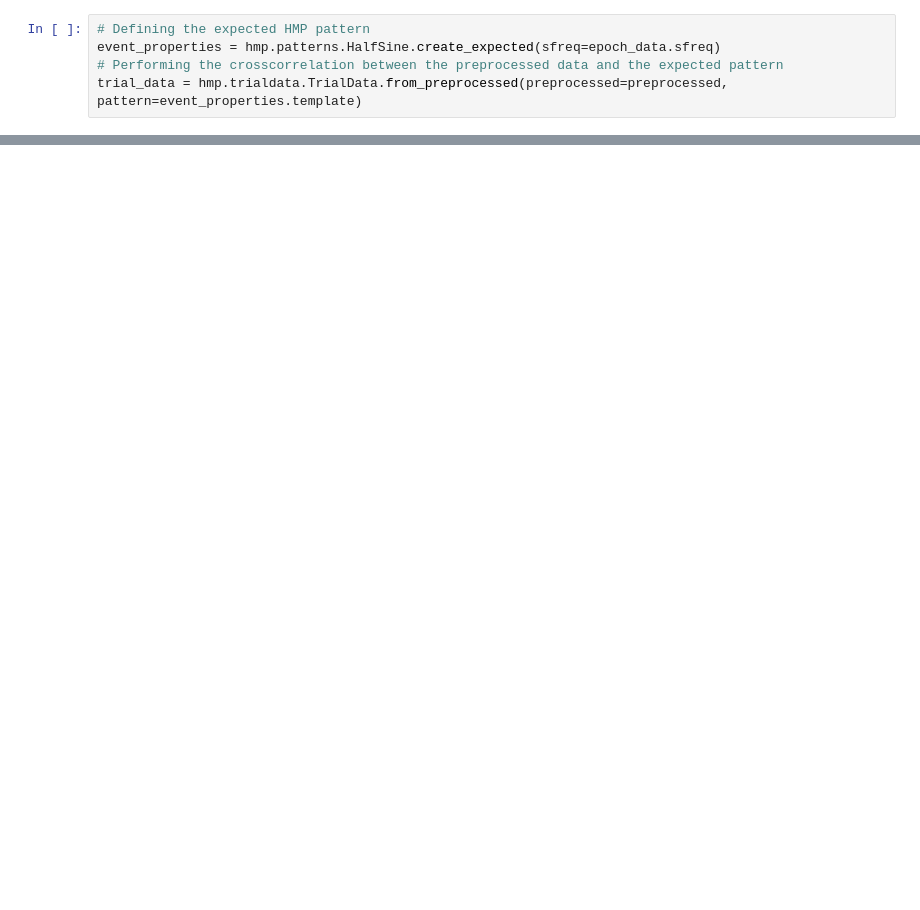
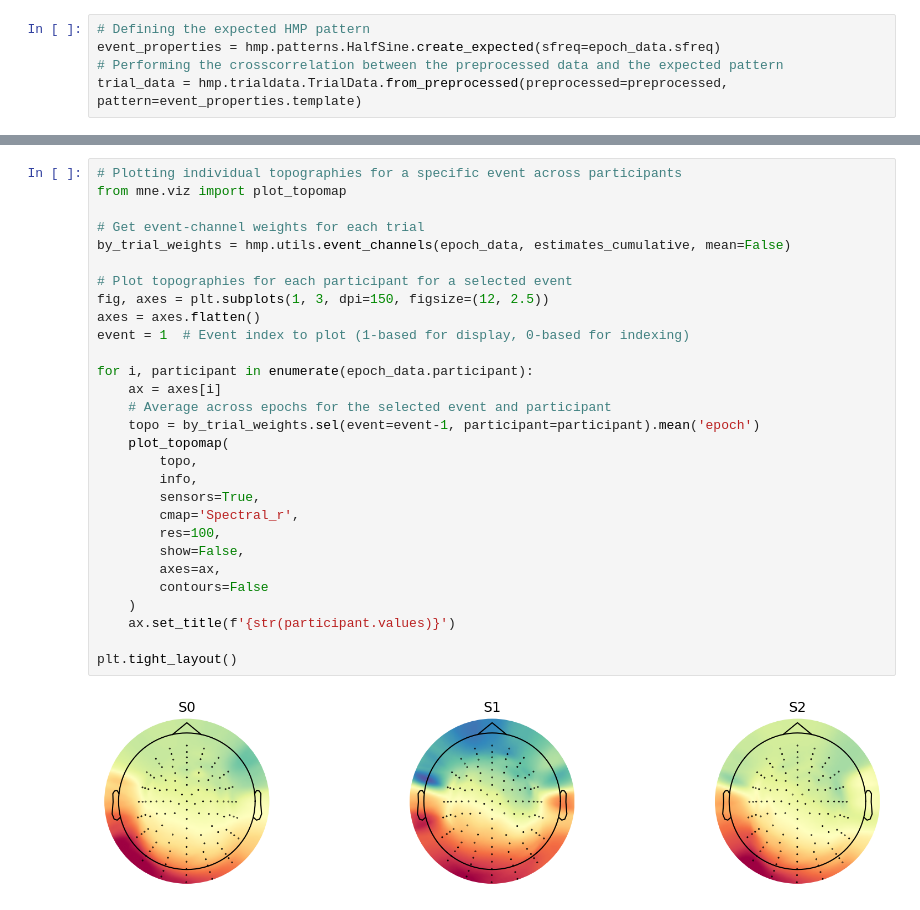
Before and after one commit to MohammadMMK/Neural_dynamics_of_language_production, a Jupyter notebook: hmp.ipynb, the cells around one changed output, grey strips where cells are left out. Saved outputs shown, nothing was run; the diff lists cells and outputs as text; blank space fills up the shorter version.

```diff
--- a/hmp.ipynb
+++ b/hmp.ipynb
@@ -270,0 +117,31 @@ KeyError: "not all values found in index 'channel'. Try setting the `method` key
+# %%
+# Plotting individual topographies for a specific event across participants
+from mne.viz import plot_topomap
+
+# Get event-channel weights for each trial
+by_trial_weights = hmp.utils.event_channels(epoch_data, estimates_cumulative, mean=False)
+
+# Plot topographies for each participant for a selected event
+fig, axes = plt.subplots(1, 3, dpi=150, figsize=(12, 2.5))
+axes = axes.flatten()
+event = 1  # Event index to plot (1-based for display, 0-based for indexing)
+
+for i, participant in enumerate(epoch_data.participant):
+    ax = axes[i]
+    # Average across epochs for the selected event and participant
+    topo = by_trial_weights.sel(event=event-1, participant=participant).mean('epoch')
+    plot_topomap(
+        topo,
+        info,
+        sensors=True,
+        cmap='Spectral_r',
+        res=100,
+        show=False,
+        axes=ax,
+        contours=False
+    )
+    ax.set_title(f'{str(participant.values)}')
+
+plt.tight_layout()
+# %% [output]
+[figure, added]
```
Also changed, not shown: parts of 17 cells of this notebook.
